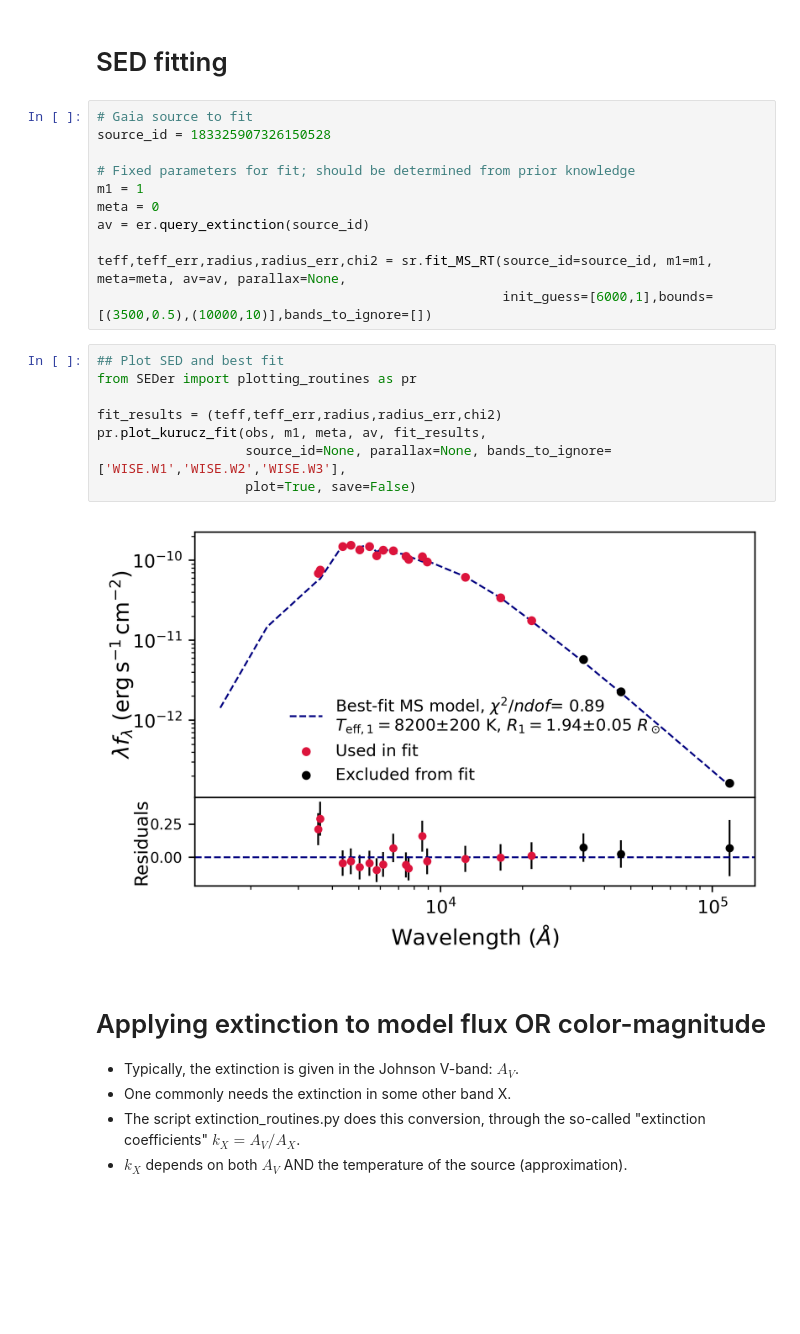
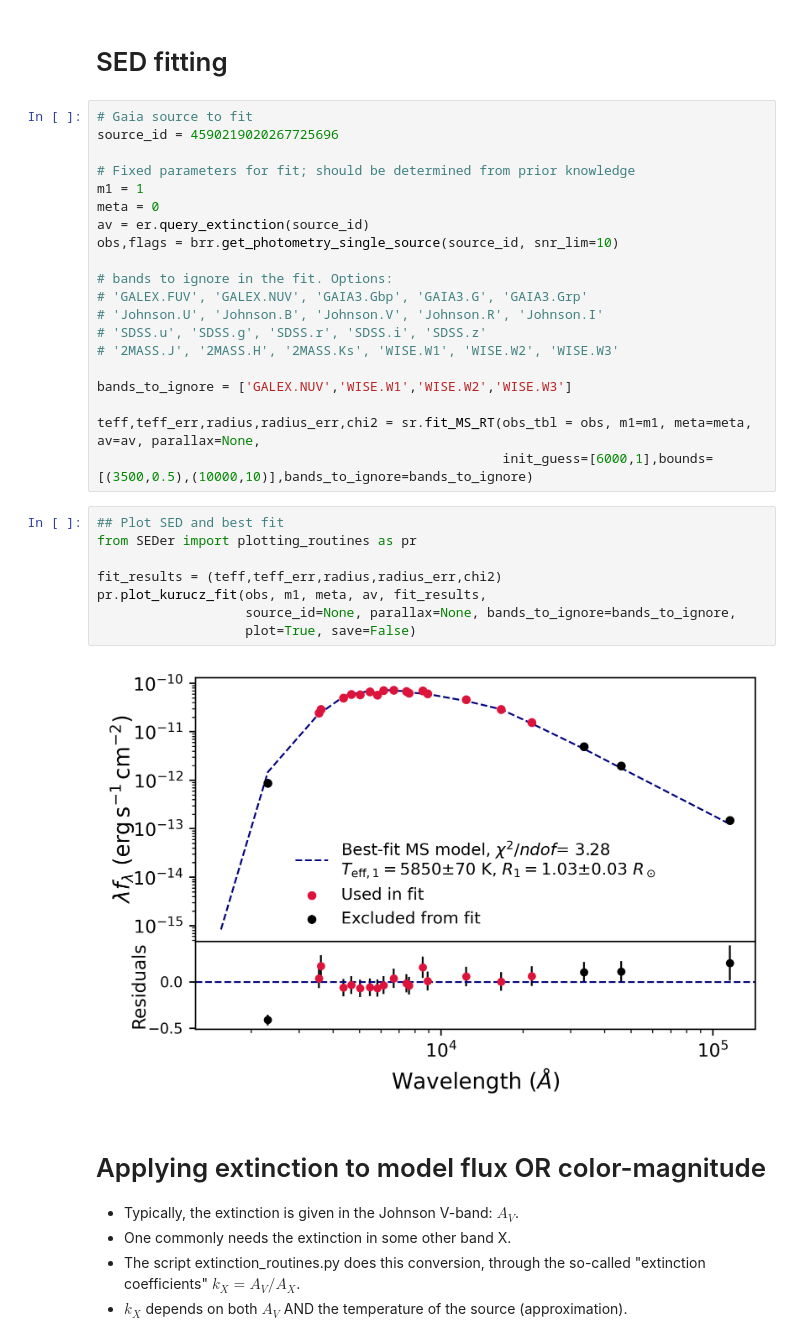
Before and after one commit to orenir49/SED_WIS, a Jupyter notebook: notebooks/example.ipynb, the cells around one changed output. Cells and saved outputs as stored; diff of their text form; blank space fills up the shorter version.

Commit message:
Example notebook: fitting function now accepts obs_tbl instead of source_id

```diff
--- a/notebooks/example.ipynb
+++ b/notebooks/example.ipynb
@@ -30,25 +30,34 @@ wd = sr.get_wd_bedard_sed(teff=10000, m=0.3, parallax=1.1538, core='He',atm='H')
 # SED fitting
 # %%
 # Gaia source to fit
-source_id = 183325907326150528
+source_id = 4590219020267725696
 
 # Fixed parameters for fit; should be determined from prior knowledge
 m1 = 1
 meta = 0
 av = er.query_extinction(source_id)
+obs,flags = brr.get_photometry_single_source(source_id, snr_lim=10)
 
-teff,teff_err,radius,radius_err,chi2 = sr.fit_MS_RT(source_id=source_id, m1=m1, meta=meta, av=av, parallax=None,
-                                                    init_guess=[6000,1],bounds=[(3500,0.5),(10000,10)],bands_to_ignore=[])
+# bands to ignore in the fit. Options:
+# 'GALEX.FUV', 'GALEX.NUV', 'GAIA3.Gbp', 'GAIA3.G', 'GAIA3.Grp'
+# 'Johnson.U', 'Johnson.B', 'Johnson.V', 'Johnson.R', 'Johnson.I'
+# 'SDSS.u', 'SDSS.g', 'SDSS.r', 'SDSS.i', 'SDSS.z'
+# '2MASS.J', '2MASS.H', '2MASS.Ks', 'WISE.W1', 'WISE.W2', 'WISE.W3'
+
+bands_to_ignore = ['GALEX.NUV','WISE.W1','WISE.W2','WISE.W3']
+
+teff,teff_err,radius,radius_err,chi2 = sr.fit_MS_RT(obs_tbl = obs, m1=m1, meta=meta, av=av, parallax=None,
+                                                    init_guess=[6000,1],bounds=[(3500,0.5),(10000,10)],bands_to_ignore=bands_to_ignore)
 # %%
 ## Plot SED and best fit
 from SEDer import plotting_routines as pr
 
 fit_results = (teff,teff_err,radius,radius_err,chi2)
 pr.plot_kurucz_fit(obs, m1, meta, av, fit_results,
-                   source_id=None, parallax=None, bands_to_ignore=['WISE.W1','WISE.W2','WISE.W3'],
+                   source_id=None, parallax=None, bands_to_ignore=bands_to_ignore,
                    plot=True, save=False)
 # %% [output]
-[figure, old version]
+[figure, new version]
 # %% [markdown]
 # Applying extinction to model flux OR color-magnitude
 * Typically, the extinction is given in the Johnson V-band: $A_V$.
```
Also changed, not shown: 1 other file.
